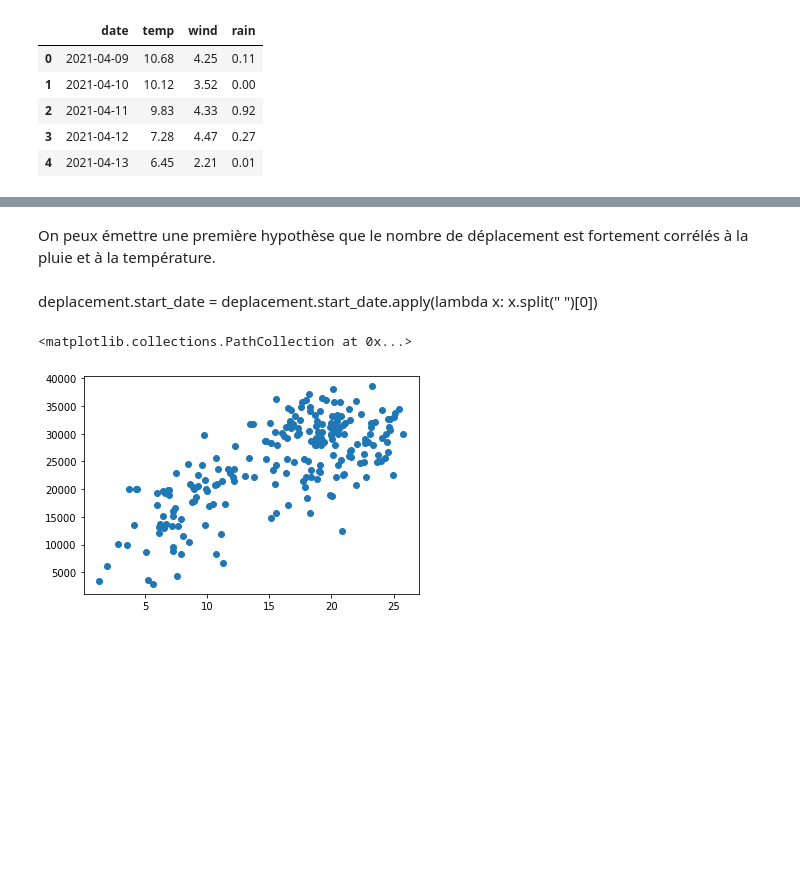
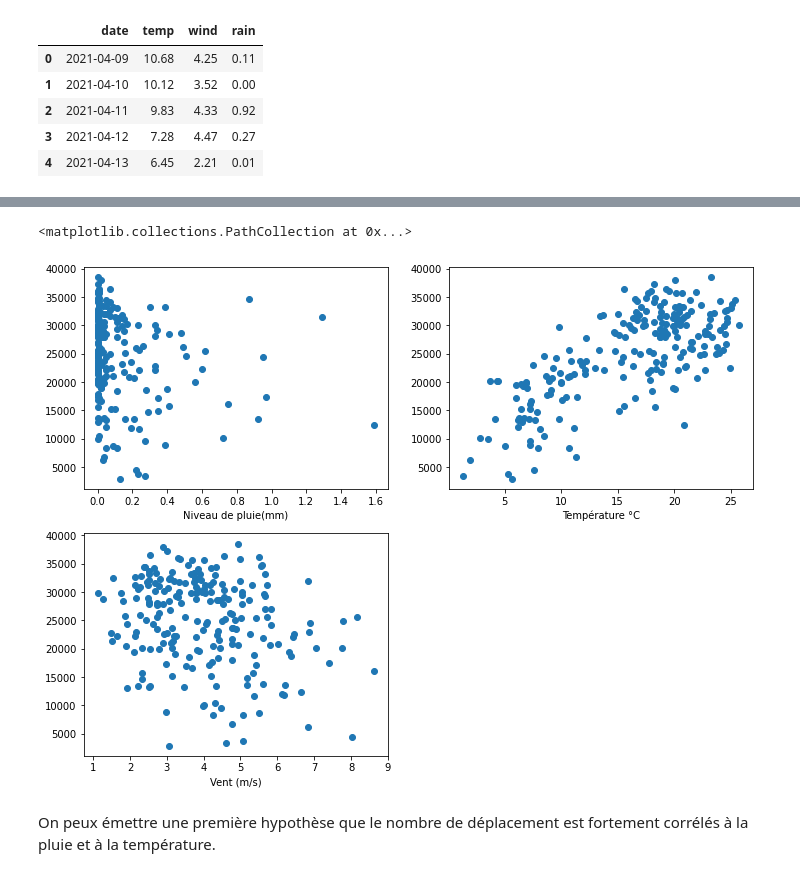
Before and after one commit to LucasScellos/bixi-visualization, a Jupyter notebook: DataCleaning/meteo_preparation.ipynb, the cells around one changed output, grey strips where cells are left out. Drawn from its saved outputs; the diff is of its cells as text; code cells hidden in the pictures; blank space fills up the shorter version.

```diff
--- a/DataCleaning/meteo_preparation.ipynb
+++ b/DataCleaning/meteo_preparation.ipynb
@@ -6,7 +7,7 @@ from datetime import datetime
 Les données récupérés le sont de bixi, (https://bixi.com/fr/donnees-ouvertes)[https://bixi.com/fr/donnees-ouvertes]
 et de l'API Oikolab.
 # %%
-deplacement = pd.read_csv('transfo-data/2021-rawdata.csv')
+deplacement = pd.read_csv('../transfo-data/2021-rawdata.csv')
 deplacement
 # %% [output]
 |  | start_date | emplacement_pk_start | end_date | emplacement_pk_end | duration_sec | is_member |
@@ -45,8 +30,3 @@ deplacement_par_jour.sort_values(by=["start_date"], inplace=True)
 deplacement_par_jour.drop(deplacement_par_jour.columns.difference(["start_date","emplacement_pk_start"]),1,inplace=True)
 deplacement_par_jour.reset_index(inplace=True)
 deplacement_par_jour.rename({"emplacement_pk_start":"nb"},inplace=True,errors="raise",axis="columns")
-# %%
-import matplotlib.pyplot as plt
-#non lisible à refaire
-plt.rcParams["figure.figsize"] = (20, 4)
-deplacement_par_jour.plot(x="start_date",y="nb",kind="bar")
@@ -140,0 +69,7 @@ plt.scatter("wind","nb",data=data)
+# %%
+deplacement_par_jour["start_date"] = pd.to_datetime(deplacement_par_jour["start_date"])
+df = deplacement_par_jour.merge(df2, left_on="start_date", right_on="date")
+df.drop(columns="start_date",inplace=True)
+df['Day of Week'] = df['date'].dt.day_name()
+df["Month"]=df["date"].dt.month
+df.head(),df.tail()
@@ -141,4 +89,24 @@ plt.scatter("wind","nb",data=data)
+# %%
+plt.figure(figsize=(12,9))
+plt.subplot(2, 2, 1)
+data = {"nb" : df["nb"],
+        "rain": df["rain"]}
+plt.xlabel("Niveau de pluie(mm)")
+plt.scatter("rain","nb",data=df)
+
+plt.subplot(2,2,2)
+data = {"nb" : df["nb"],
+        "temp": df["temp"]}
+plt.xlabel("Température °C")
+plt.scatter("temp","nb",data=df)
+
+plt.subplot(2,2,3)
+data = {"nb" : df["nb"],
+        "wind": df["wind"]}
+plt.xlabel("Vent (m/s)")
+plt.scatter("wind","nb",data=data)
+# %% [output]
+<matplotlib.collections.PathCollection at 0x...>
+[figure, added]
 # %% [markdown]
 On peux émettre une première hypothèse que le nombre de déplacement est fortement corrélés à la pluie et à la température.
-# %% [markdown]
-deplacement.start_date = deplacement.start_date.apply(lambda x: x.split(" ")[0])
@@ -148,7 +112,0 @@ start['Day of Week'] = start['date'].dt.day_name()
-# %%
-data = {"nb" : start["nb"],
-        "temp": start["temp"]}
-plt.scatter("temp","nb",data=data)
-# %% [output]
-<matplotlib.collections.PathCollection at 0x...>
-[figure, removed]
```
Also changed, not shown: parts of 19 cells of this notebook, 1 other file.
